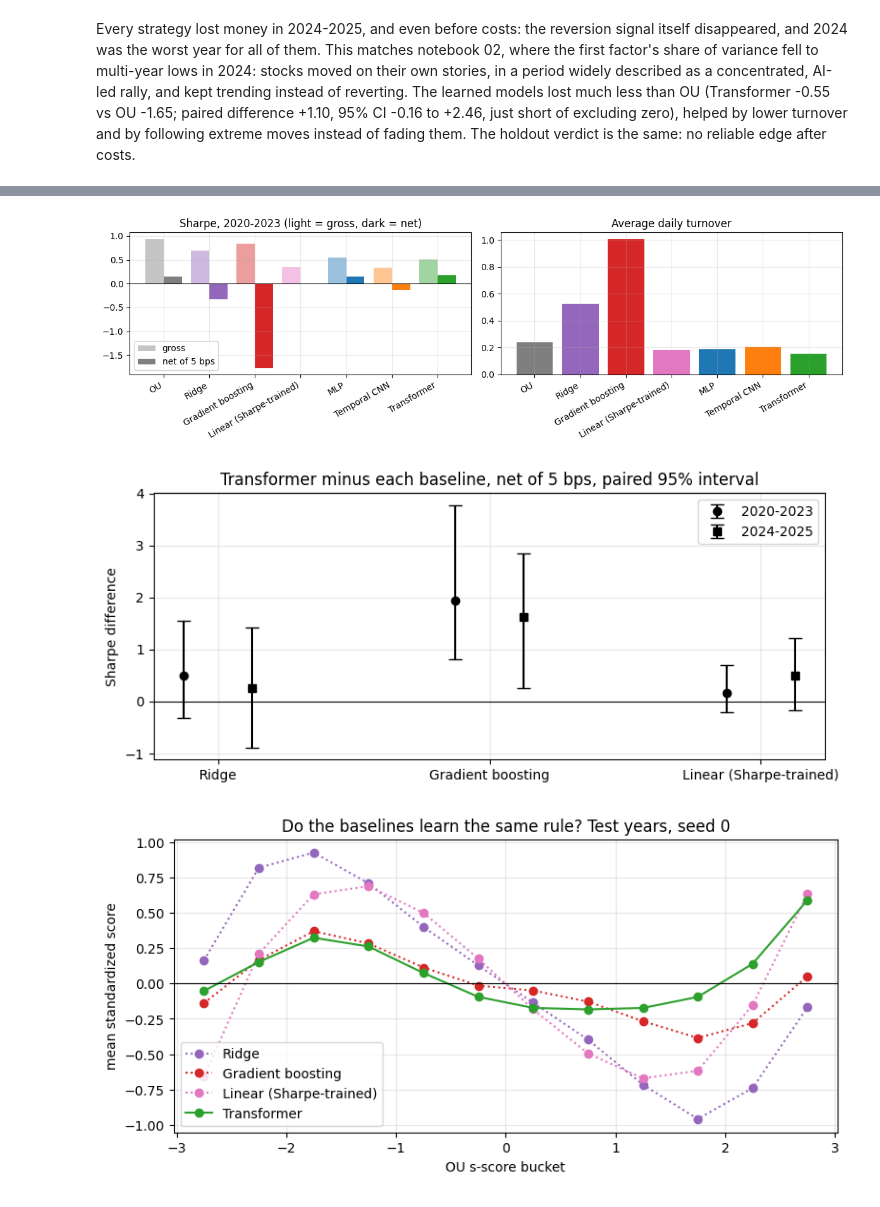
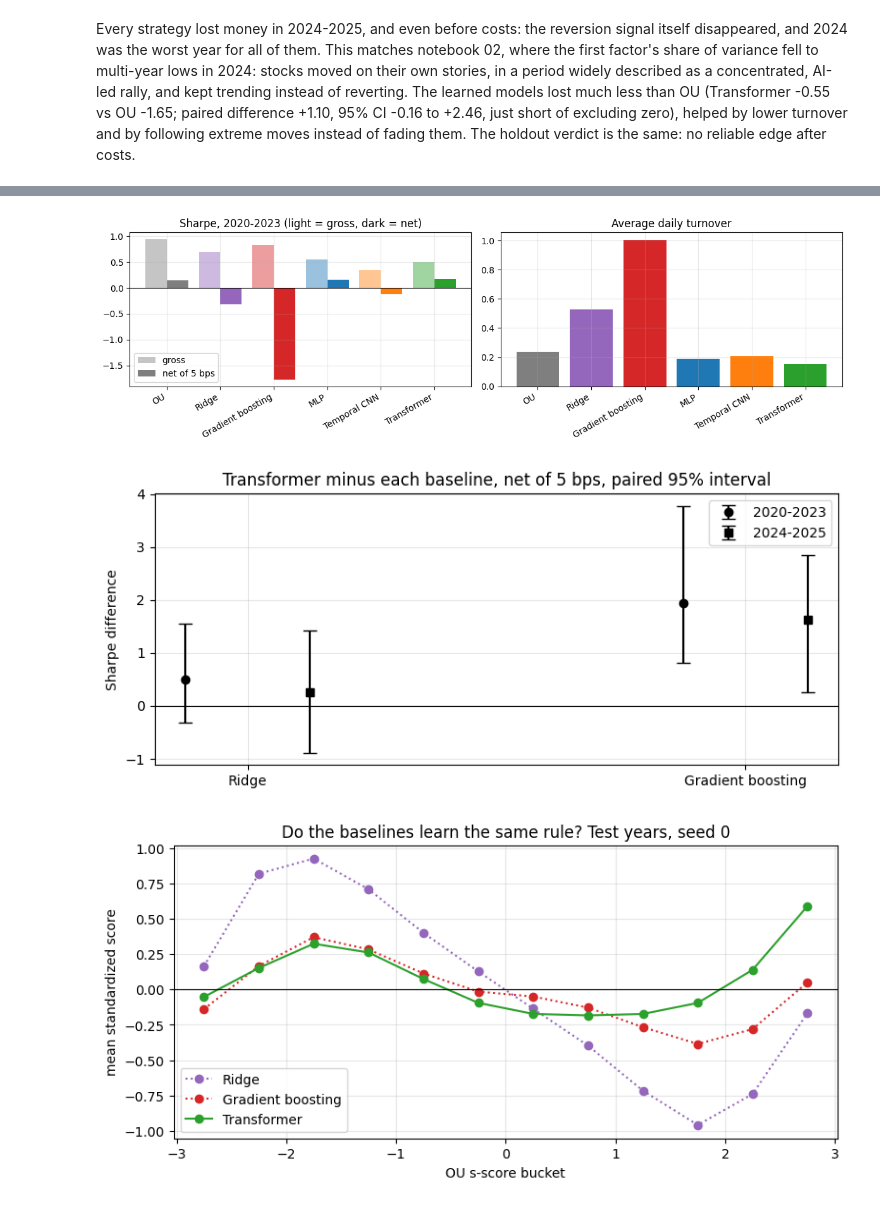
Before and after one commit to Amay-M-Nair/Sharpee, a Jupyter notebook: notebooks/04_results.ipynb, the cells around one changed output, grey strips where cells are left out. Drawn from its saved outputs; the diff is of its cells as text; code cells hidden in the pictures.

Commit message:
Rerun notebook 04 without the linear control

```diff
--- a/notebooks/04_results.ipynb
+++ b/notebooks/04_results.ipynb
@@ -375,7 +373,7 @@ Sections 1-9 are unchanged. The baselines' DSR counts all 24 configurations now
 # %%
-BASE = ["ridge", "gbm", "linear"]
-NAMES.update({"ridge": "Ridge", "gbm": "Gradient boosting", "linear": "Linear (Sharpe-trained)"})
-COLORS.update({"ridge": "tab:purple", "gbm": "tab:red", "linear": "tab:pink"})
+BASE = ["ridge", "gbm"]
+NAMES.update({"ridge": "Ridge", "gbm": "Gradient boosting"})
+COLORS.update({"ridge": "tab:purple", "gbm": "tab:red"})
 CMP = ["ou"] + BASE + ["mlp", "temporal_cnn", "transformer"]
 display(Markdown((phase3 / "test_amendment.md").read_text(encoding="utf-8")))
 
@@ -447,26 +442,26 @@ ax.legend()
 save(fig, "04_neural_vs_baselines")
 plt.show()
 # %% [output]
-[figure, old version]
+[figure, new version]
-[figure, old version]
+[figure, new version]
 # %%
 fig, ax = plt.subplots(figsize=(9, 4))
-for name in ["ridge", "gbm", "linear", "transformer"]:
+for name in ["ridge", "gbm", "transformer"]:
     sc = np.load(runs / "walkforward" / "test" / f"{name}_seed0.npz")["scores"].astype(np.float64)
     sc = np.where(panel.tradable[test_idx], sc, np.nan)
     z = (sc - np.nanmean(sc, axis=1, keepdims=True)) / np.nanstd(sc, axis=1, keepdims=True)
     b = np.digitize(s_test[ok], edges) - 1
     keep = (b >= 0) & (b < len(mid))
     curve = pd.Series(z[ok][keep]).groupby(b[keep]).mean()
     ax.plot(mid[curve.index], curve.values, marker="o", color=COLORS[name], label=NAMES[name],
             ls=":" if name in BASE else "-")
 ax.axhline(0, color="black", lw=0.8)
 ax.set_xlabel("OU s-score bucket")
 ax.set_ylabel("mean standardized score")
 ax.set_title("Do the baselines learn the same rule? Test years, seed 0")
 ax.legend()
 save(fig, "04_baselines_learned_rule")
 plt.show()
 # %% [output]
-[figure, old version]
+[figure, new version]
 # %% [markdown]
```
Also changed, not shown: parts of 4 cells of this notebook, 3 other files.
